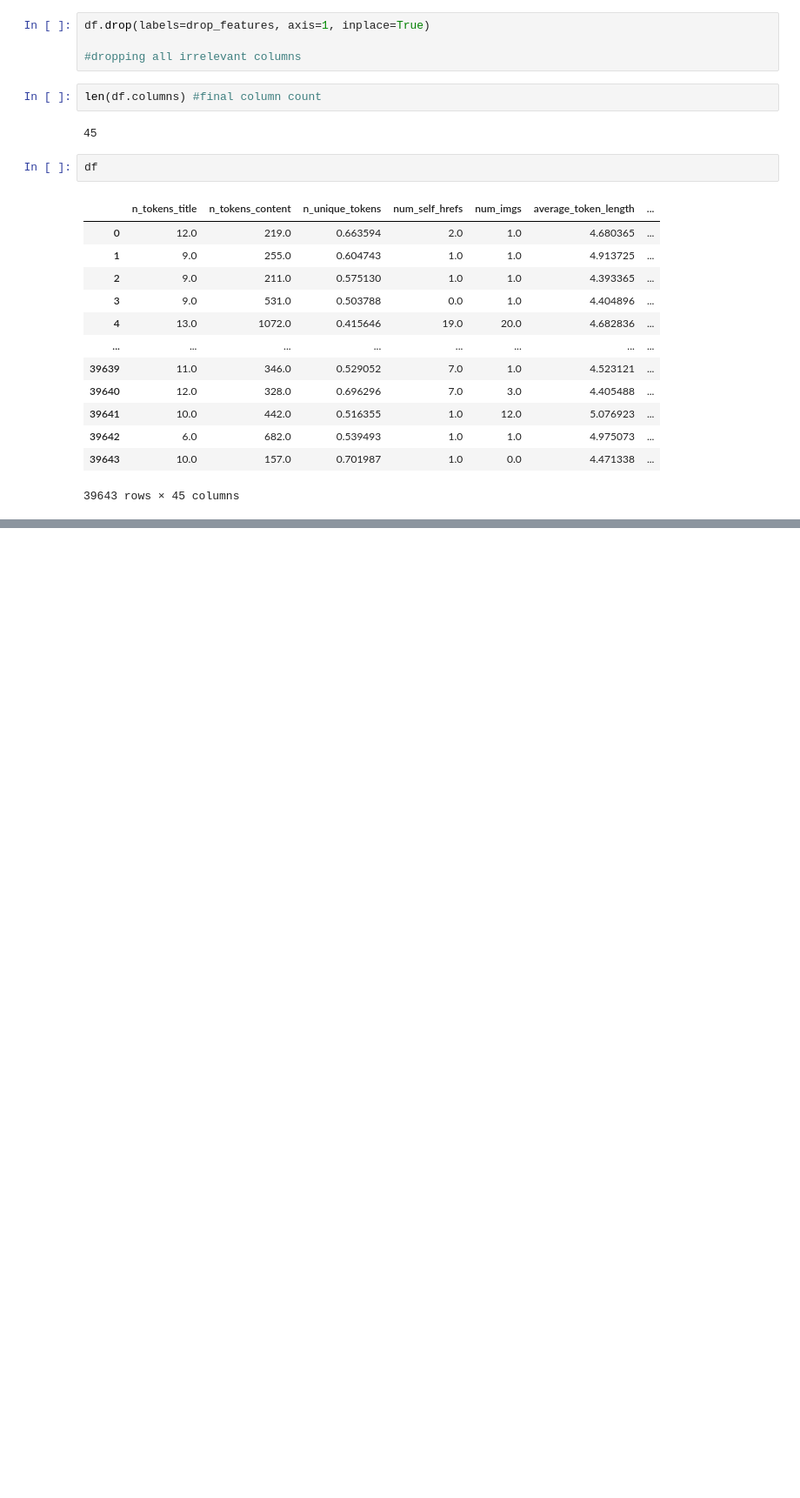
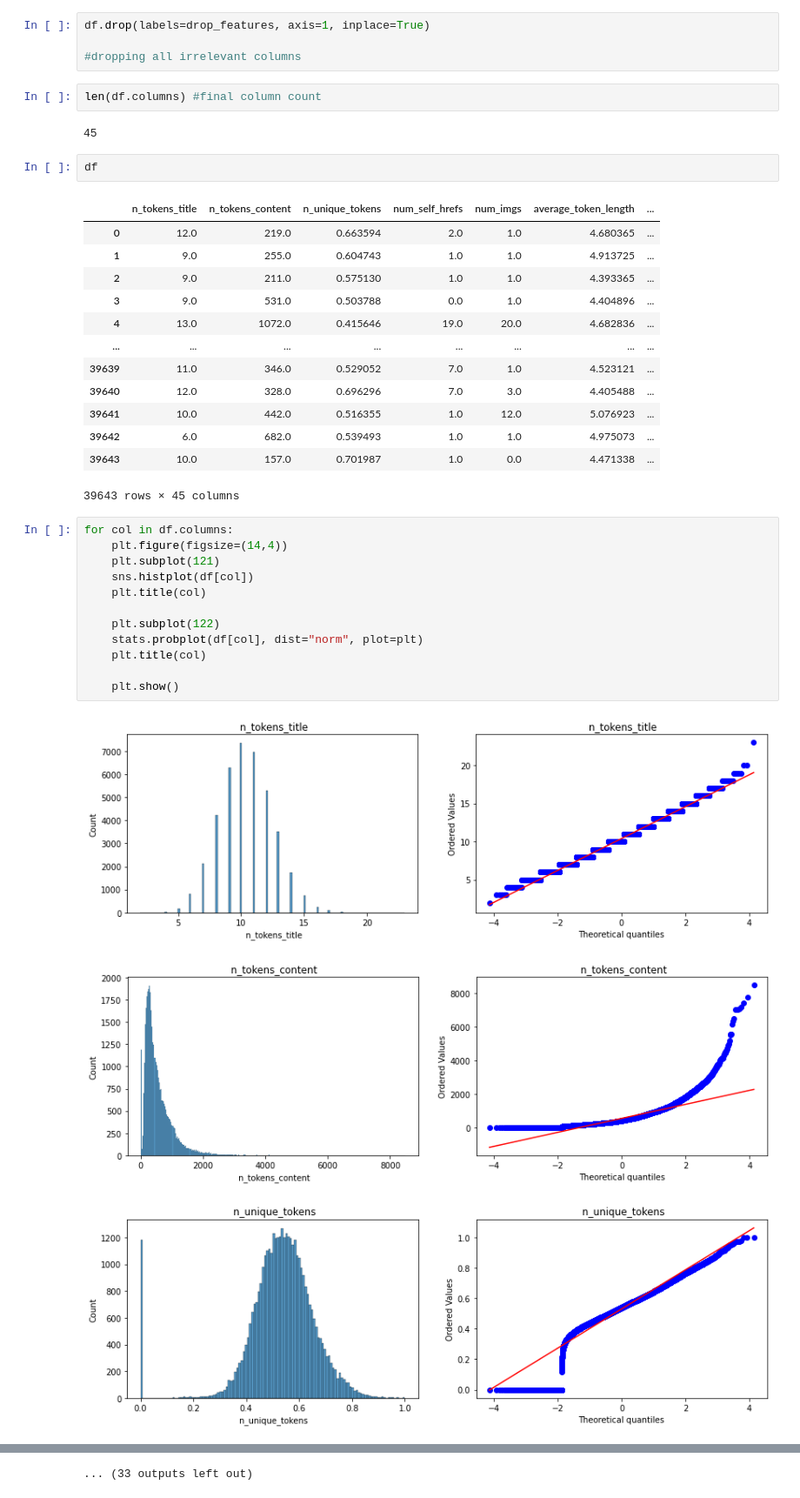
Before and after one commit to PyAshishMhatre/OnlineNewsPopularity_IE7374_MachineLearning, a Jupyter notebook: ProjectGroup_12_NewsPopularity.ipynb, the cells around one changed output, grey strips where cells are left out. Shown at 87% size. Saved outputs shown, nothing was run; the diff lists cells and outputs as text; blank space fills up the shorter version.

```diff
--- a/ProjectGroup_12_NewsPopularity.ipynb
+++ b/ProjectGroup_12_NewsPopularity.ipynb
@@ -1746,3 +1764,19 @@ df
 | 39642 | 6.0 | 682.0 | 0.539493 | 1.0 | 1.0 | 4.975073 | ... |
 | 39643 | 10.0 | 157.0 | 0.701987 | 1.0 | 0.0 | 4.471338 | ... |
 39643 rows × 45 columns
+# %%
+for col in df.columns:
+    plt.figure(figsize=(14,4))
+    plt.subplot(121)
+    sns.histplot(df[col])
+    plt.title(col)
+
+    plt.subplot(122)
+    stats.probplot(df[col], dist="norm", plot=plt)
+    plt.title(col)
+
+    plt.show()
+# %% [output]
+[figure, added]
+[figure, added]
+[figure, added]
@@ -1748,0 +1792 @@ df
+... (33 outputs left out)
```
Also changed, not shown: parts of 25 cells of this notebook.
